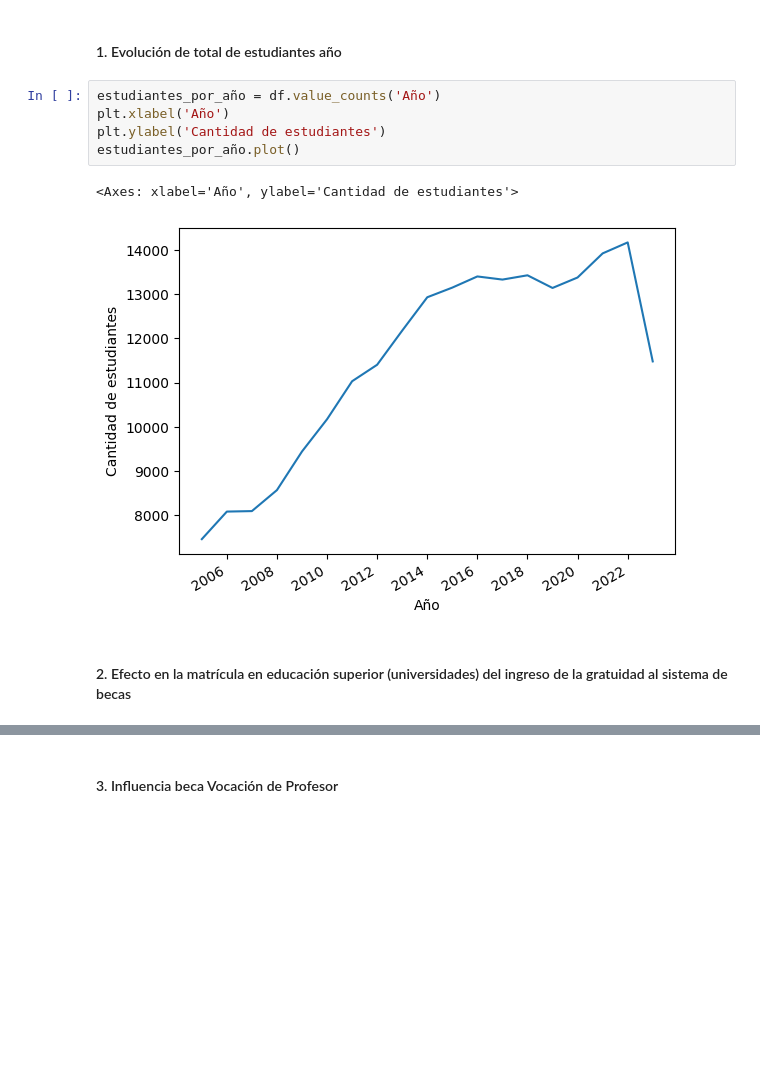
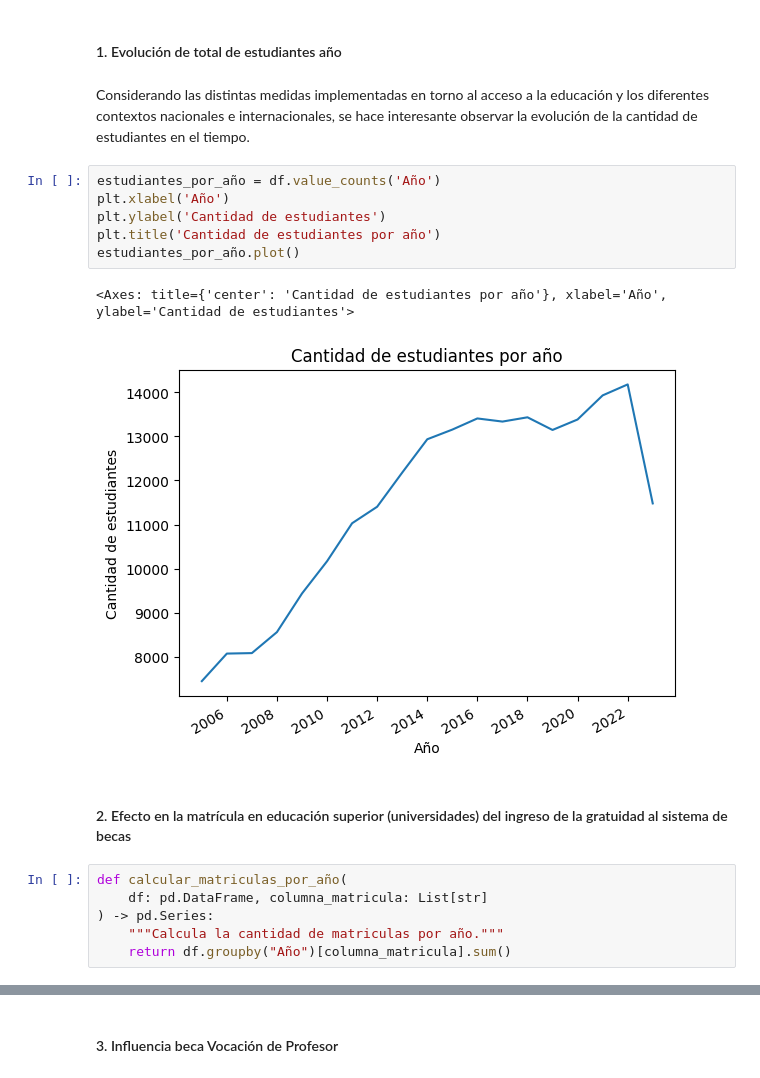
Before and after one commit to pabloskewes/proyecto-mineria-de-datos, a Jupyter notebook: hito1/exploracion.ipynb, the cells around one changed output, grey strips where cells are left out. Drawn from its saved outputs; the diff is of its cells as text; blank space fills up the shorter version.

```diff
--- a/hito1/exploracion.ipynb
+++ b/hito1/exploracion.ipynb
@@ -147,16 +171,25 @@ plt.show()
 ## Preguntas de interés
 # %% [markdown]
 #### 1. Evolución de total de estudiantes año
+# %% [markdown]
+Considerando las distintas medidas implementadas en torno al acceso a la educación y los diferentes contextos nacionales e internacionales, se hace interesante observar la evolución de la cantidad de estudiantes en el tiempo.
 # %%
 estudiantes_por_año = df.value_counts('Año')
 plt.xlabel('Año')
 plt.ylabel('Cantidad de estudiantes')
+plt.title('Cantidad de estudiantes por año')
 estudiantes_por_año.plot()
 # %% [output]
-<Axes: xlabel='Año', ylabel='Cantidad de estudiantes'>
+<Axes: title={'center': 'Cantidad de estudiantes por año'}, xlabel='Año', ylabel='Cantidad de estudiantes'>
-[figure, old version]
+[figure, new version]
 # %% [markdown]
 #### 2. Efecto en la matrícula en educación superior (universidades) del ingreso de la gratuidad al sistema de becas
+# %%
+def calcular_matriculas_por_año(
+    df: pd.DataFrame, columna_matricula: List[str]
+) -> pd.Series:
+    """Calcula la cantidad de matriculas por año."""
+    return df.groupby("Año")[columna_matricula].sum()
 # %%
 total_matriculas_por_año = calcular_matriculas_por_año(df, "Matrícula Primer Año")
 hombres_por_año = calcular_matriculas_por_año(df, "Matrícula primer año hombres")
```
Also changed, not shown: parts of 27 cells of this notebook, 1 other file.
